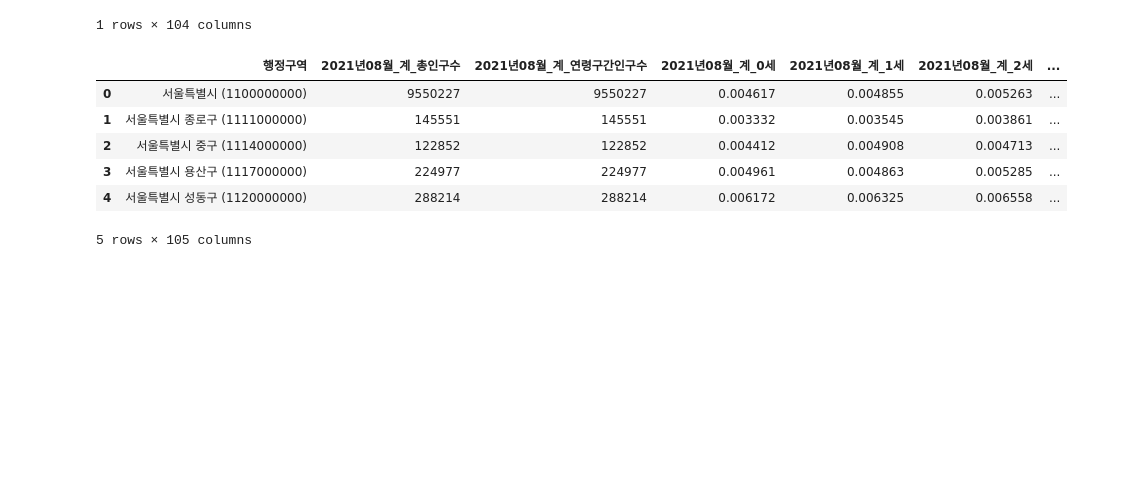
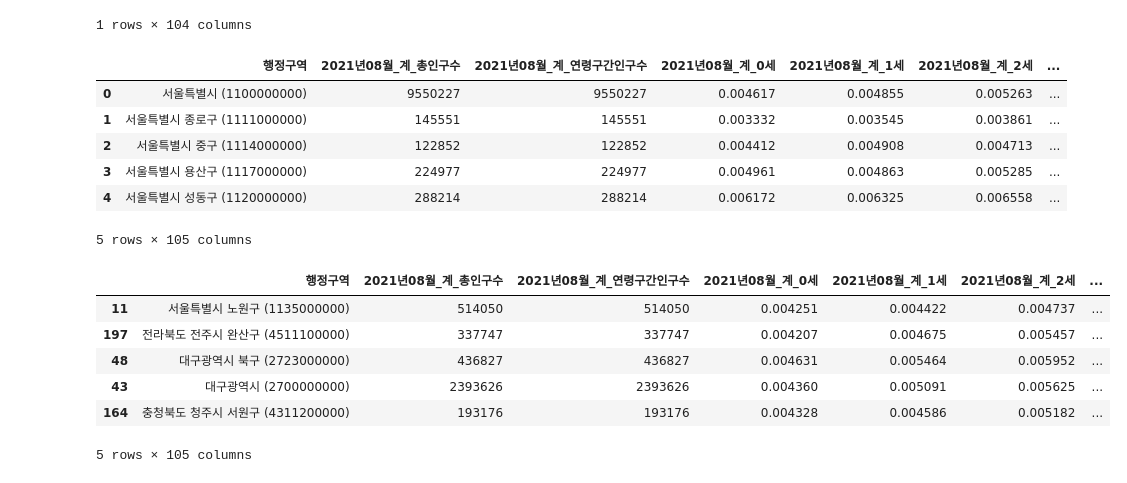
Before and after one commit to urous3814/Sorabol-SharingCamp, a Jupyter notebook: 09/13/Colab_3day.ipynb, the cells around one changed output. Drawn from its saved outputs; the diff is of its cells as text; code cells hidden in the pictures; blank space fills up the shorter version.

```diff
--- a/09/13/Colab_3day.ipynb
+++ b/09/13/Colab_3day.ipynb
@@ -196,3 +196,14 @@ df2.head()
 | 3 | 서울특별시 용산구 (1117000000) | 224977 | 224977 | 0.004961 | 0.004863 | 0.005285 | ... |
 | 4 | 서울특별시 성동구 (1120000000) | 288214 | 288214 | 0.006172 | 0.006325 | 0.006558 | ... |
 5 rows × 105 columns
+# %%
+df3 = df2.sort_values('MSE')
+df3.head()
+# %% [output]
+|  | 행정구역 | 2021년08월_계_총인구수 | 2021년08월_계_연령구간인구수 | 2021년08월_계_0세 | 2021년08월_계_1세 | 2021년08월_계_2세 | ... |
+| 11 | 서울특별시 노원구 (1135000000) | 514050 | 514050 | 0.004251 | 0.004422 | 0.004737 | ... |
+| 197 | 전라북도 전주시 완산구 (4511100000) | 337747 | 337747 | 0.004207 | 0.004675 | 0.005457 | ... |
+| 48 | 대구광역시 북구 (2723000000) | 436827 | 436827 | 0.004631 | 0.005464 | 0.005952 | ... |
+| 43 | 대구광역시 (2700000000) | 2393626 | 2393626 | 0.004360 | 0.005091 | 0.005625 | ... |
+| 164 | 충청북도 청주시 서원구 (4311200000) | 193176 | 193176 | 0.004328 | 0.004586 | 0.005182 | ... |
+5 rows × 105 columns
```
Also changed, not shown: parts of 1 cell of this notebook.
